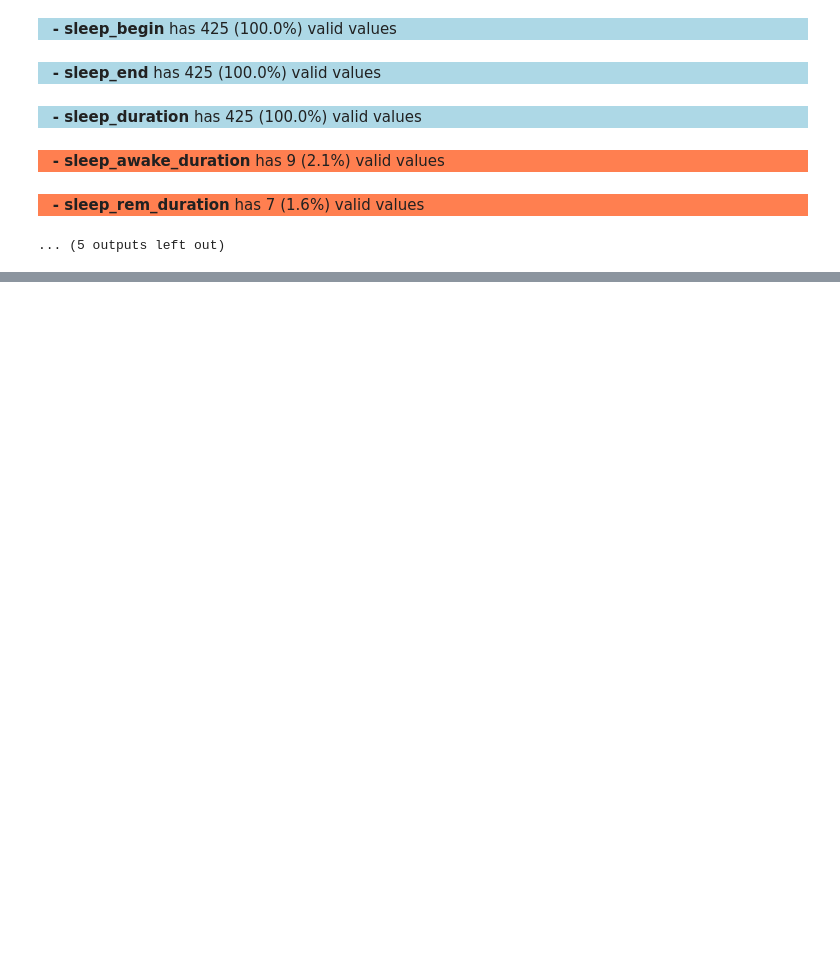
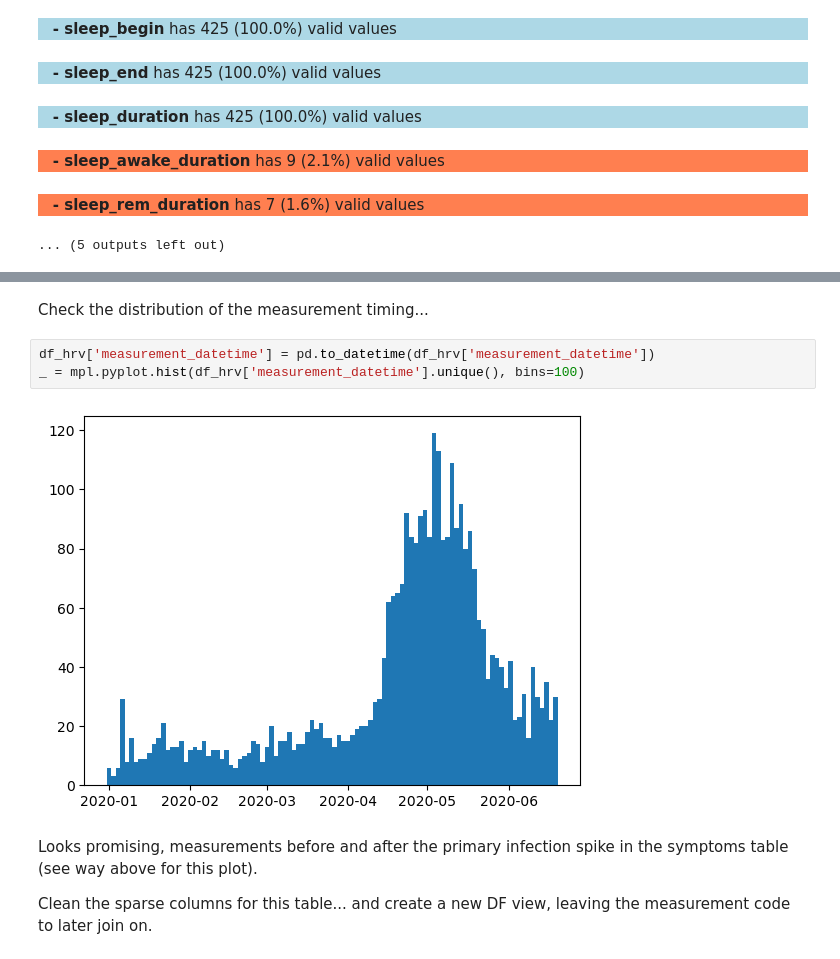
Before and after one commit to AIPI510/aipi510-fall24, a Jupyter notebook: ta4-trackstars.ipynb, the cells around one changed output, grey strips where cells are left out. Drawn from its saved outputs; the diff is of its cells as text; blank space fills up the shorter version.

```diff
--- a/ta4-trackstars.ipynb
+++ b/ta4-trackstars.ipynb
@@ -1067,0 +1083,11 @@ Found 425 rows, of which 424 (99.8%) contain invalid data.
+# %% [markdown]
+Check the distribution of the measurement timing...
+# %%
+df_hrv['measurement_datetime'] = pd.to_datetime(df_hrv['measurement_datetime'])
+_ = mpl.pyplot.hist(df_hrv['measurement_datetime'].unique(), bins=100)
+# %% [output]
+[figure, added]
+# %% [markdown]
+Looks promising, measurements before and after the primary infection spike in the symptoms table (see way above for this plot).
+
+Clean the sparse columns for this table... and create a new DF view, leaving the measurement code to later join on.
```
Also changed, not shown: parts of 57 cells of this notebook.
